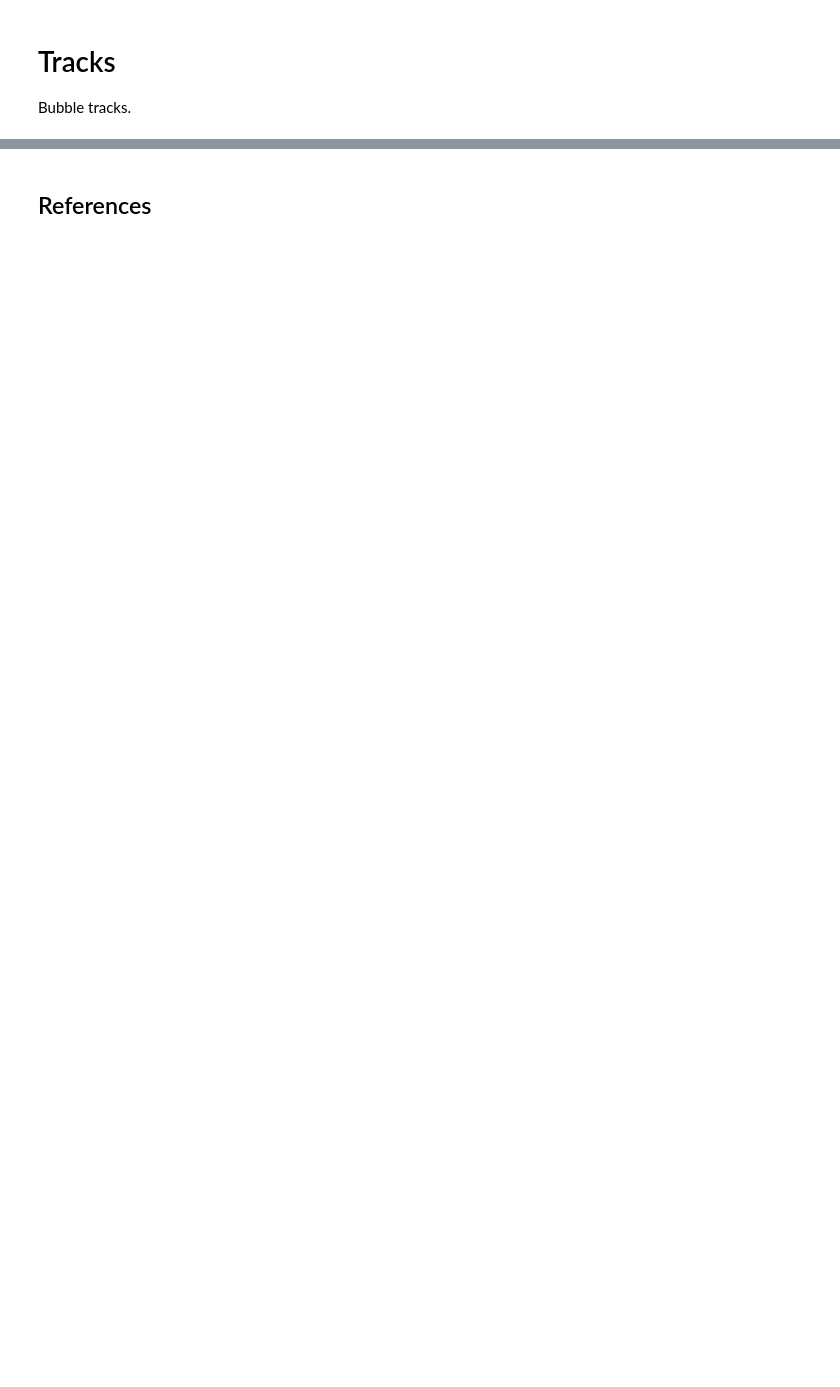
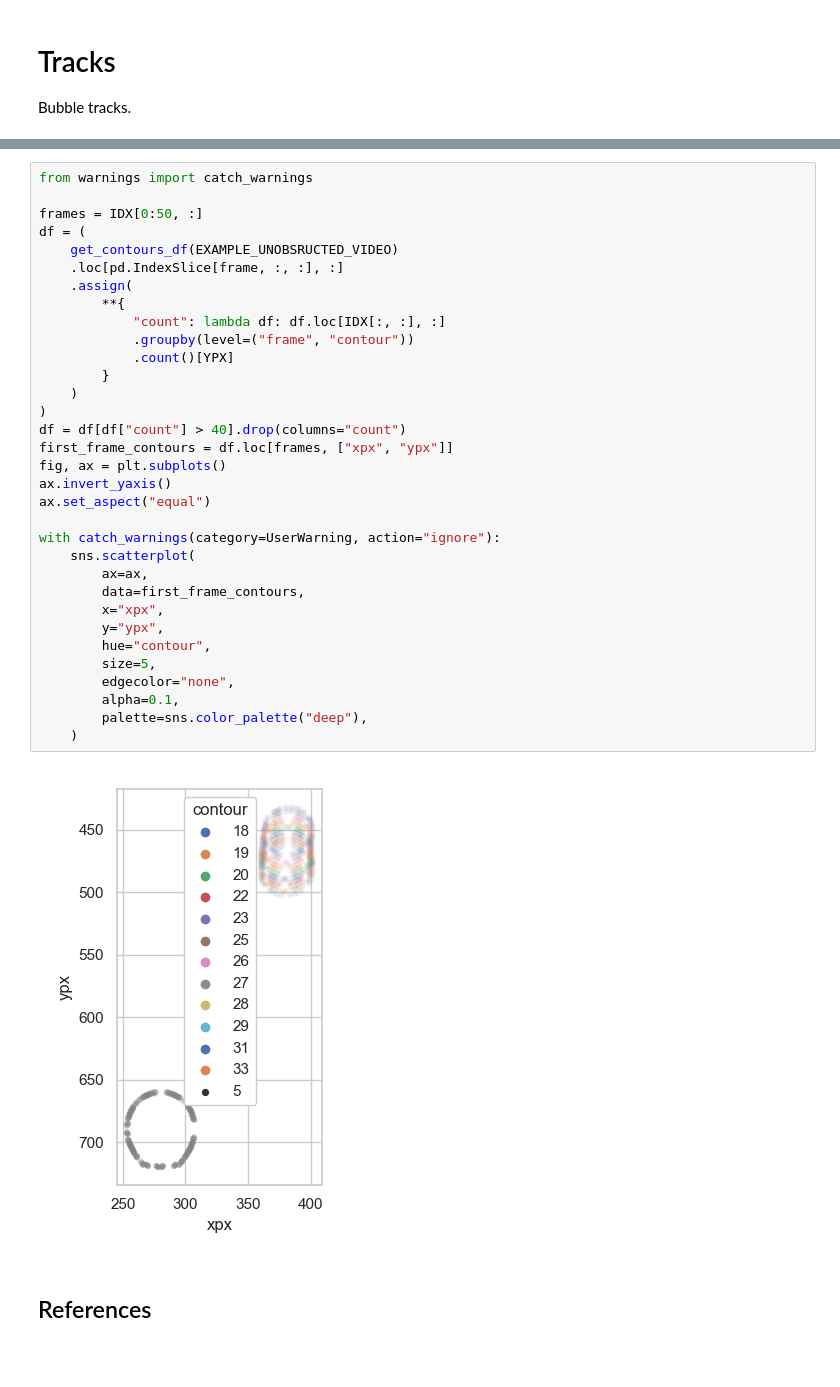
Before and after one commit to sourcery-ai-experiments/boilercv, a Jupyter notebook: docs/examples/tracks.ipynb, the cells around one changed output, grey strips where cells are left out. Saved outputs shown, nothing was run; the diff lists cells and outputs as text; blank space fills up the shorter version.

```diff
--- a/docs/examples/tracks.ipynb
+++ b/docs/examples/tracks.ipynb
@@ -81,3 +32,38 @@ view_images(frames)
+# %%
+from warnings import catch_warnings
+
+frames = IDX[0:50, :]
+df = (
+    get_contours_df(EXAMPLE_UNOBSRUCTED_VIDEO)
+    .loc[pd.IndexSlice[frame, :, :], :]
+    .assign(
+        **{
+            "count": lambda df: df.loc[IDX[:, :], :]
+            .groupby(level=("frame", "contour"))
+            .count()[YPX]
+        }
+    )
+)
+df = df[df["count"] > 40].drop(columns="count")
+first_frame_contours = df.loc[frames, ["xpx", "ypx"]]
+fig, ax = plt.subplots()
+ax.invert_yaxis()
+ax.set_aspect("equal")
+
+with catch_warnings(category=UserWarning, action="ignore"):
+    sns.scatterplot(
+        ax=ax,
+        data=first_frame_contours,
+        x="xpx",
+        y="ypx",
+        hue="contour",
+        size=5,
+        edgecolor="none",
+        alpha=0.1,
+        palette=sns.color_palette("deep"),
+    )
+# %% [output]
+[figure, added]
 # %% [markdown]
 ## References
 
```
Also changed, not shown: parts of 8 cells of this notebook, 12 other files.
